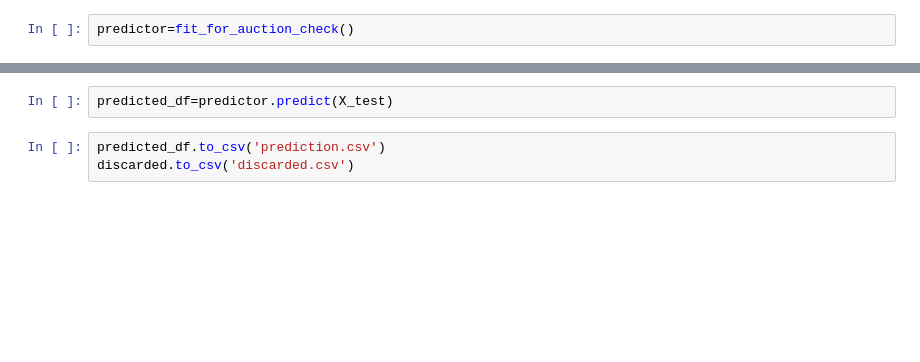
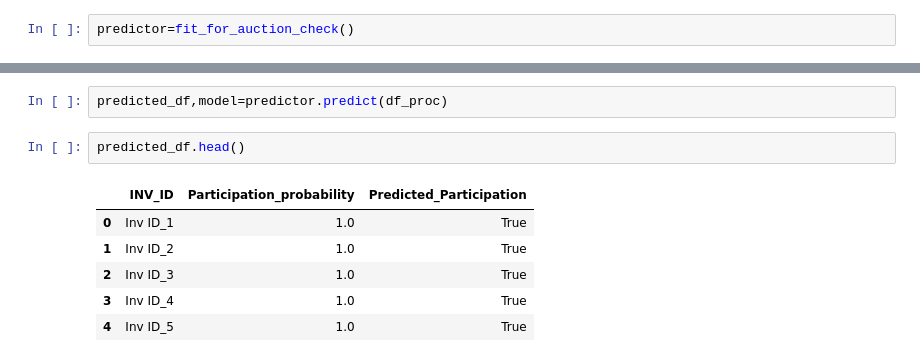
Before and after one commit to akhil-negi/pv, a Jupyter notebook: Invoice Selection.ipynb, the cells around one changed output, grey strips where cells are left out. Cells and saved outputs as stored; diff of their text form; blank space fills up the shorter version.

```diff
--- a/Invoice Selection.ipynb
+++ b/Invoice Selection.ipynb
@@ -17,5 +38,11 @@ To retain the current behavior and silence the warning, pass 'sort=True'.
 # %%
-predicted_df=predictor.predict(X_test)
+predicted_df,model=predictor.predict(df_proc)
-# %%
-predicted_df.to_csv('prediction.csv')
-discarded.to_csv('discarded.csv')
+# %%
+predicted_df.head()
+# %% [output]
+|  | INV_ID | Participation_probability | Predicted_Participation |
+| 0 | Inv ID_1 | 1.0 | True |
+| 1 | Inv ID_2 | 1.0 | True |
+| 2 | Inv ID_3 | 1.0 | True |
+| 3 | Inv ID_4 | 1.0 | True |
+| 4 | Inv ID_5 | 1.0 | True |
```
Also changed, not shown: parts of 16 cells of this notebook, 5 other files.
